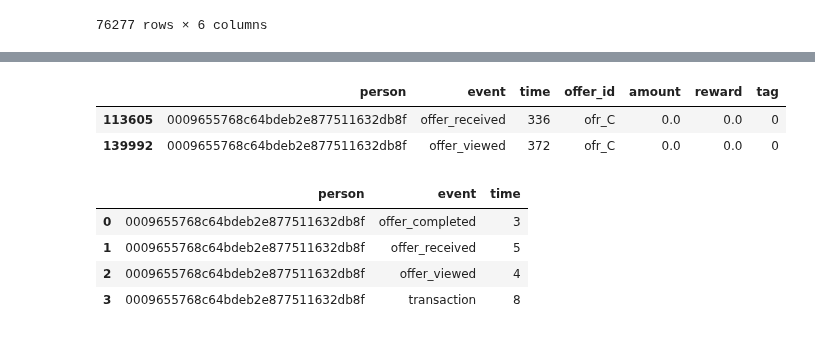
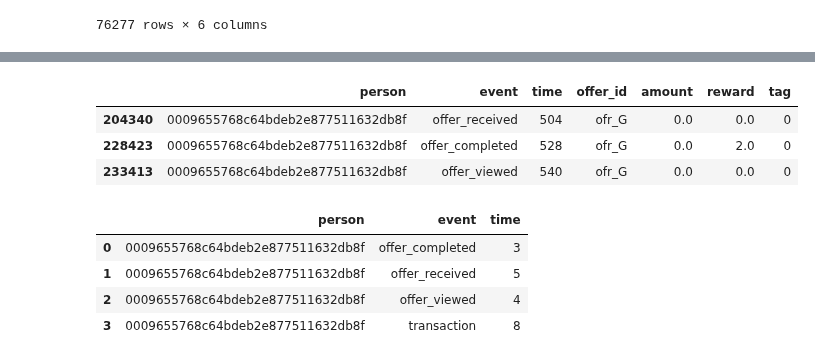
Before and after one commit to Niltonjuniorphd/Starbucks_project, a Jupyter notebook: Starbucks_Capstone_notebook.ipynb, the cells around one changed output, grey strips where cells are left out. Cells and saved outputs as stored; diff of their text form; code cells hidden in the pictures.

```diff
--- a/Starbucks_Capstone_notebook.ipynb
+++ b/Starbucks_Capstone_notebook.ipynb
@@ -393,11 +427,12 @@ person_activity[person_activity['person'] == '0009655768c64bdeb2e877511632db8f']
 | 3 | 0009655768c64bdeb2e877511632db8f | ofr_I | 0 | 414.0 | 408.0 | 456.0 |
 | 4 | 0009655768c64bdeb2e877511632db8f | ofr_J | 0 | 576.0 | 576.0 | NaN |
 # %%
-transcript_b[(transcript_b['person'] == '0009655768c64bdeb2e877511632db8f') & (transcript_b['offer_id'] == 'ofr_C')]
+transcript_b[(transcript_b['person'] == '0009655768c64bdeb2e877511632db8f') & (transcript_b['offer_id'] == 'ofr_G')]
 # %% [output]
 |  | person | event | time | offer_id | amount | reward | tag |
-| 113605 | 0009655768c64bdeb2e877511632db8f | offer_received | 336 | ofr_C | 0.0 | 0.0 | 0 |
-| 139992 | 0009655768c64bdeb2e877511632db8f | offer_viewed | 372 | ofr_C | 0.0 | 0.0 | 0 |
+| 204340 | 0009655768c64bdeb2e877511632db8f | offer_received | 504 | ofr_G | 0.0 | 0.0 | 0 |
+| 228423 | 0009655768c64bdeb2e877511632db8f | offer_completed | 528 | ofr_G | 0.0 | 2.0 | 0 |
+| 233413 | 0009655768c64bdeb2e877511632db8f | offer_viewed | 540 | ofr_G | 0.0 | 0.0 | 0 |
 # %%
 transcript_b[(transcript_b['person'] == '0009655768c64bdeb2e877511632db8f')].groupby(['person', 'event'])['time'].count().reset_index()
 # %% [output]
```
Also changed, not shown: parts of 24 cells of this notebook.
